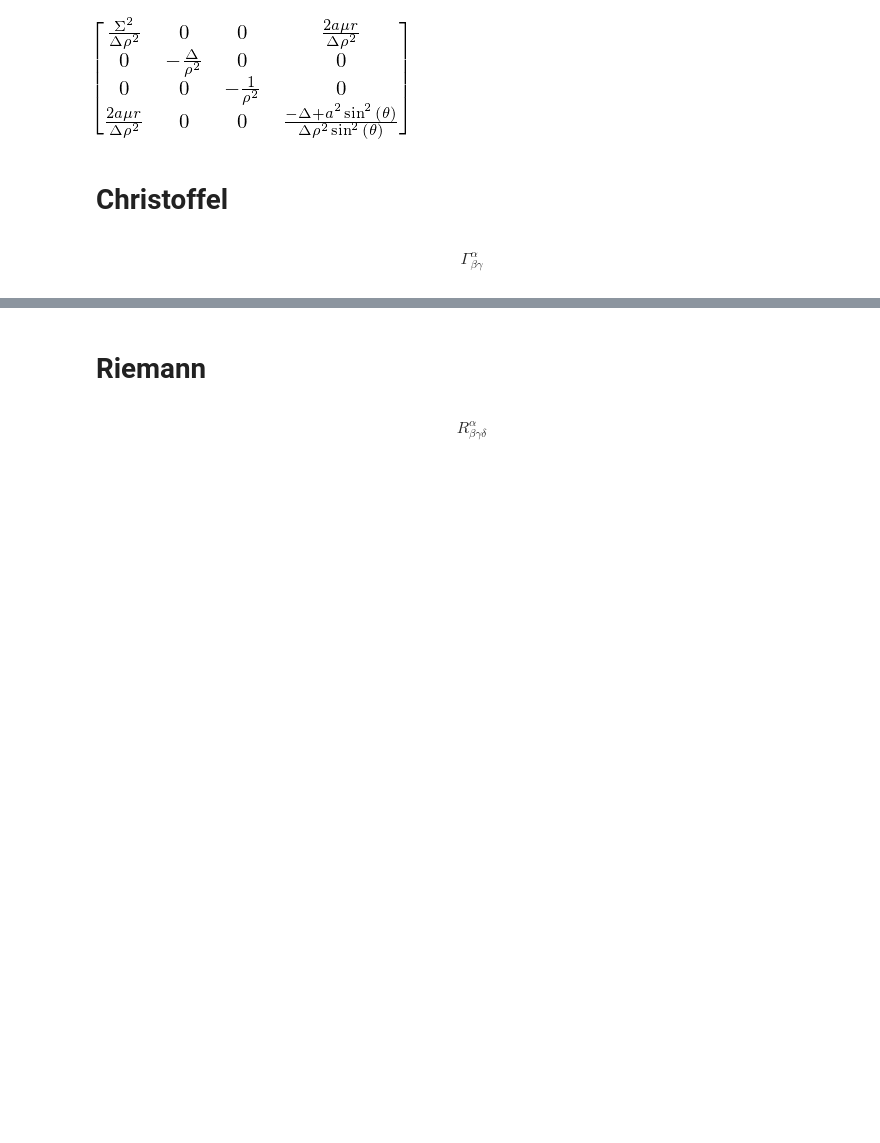
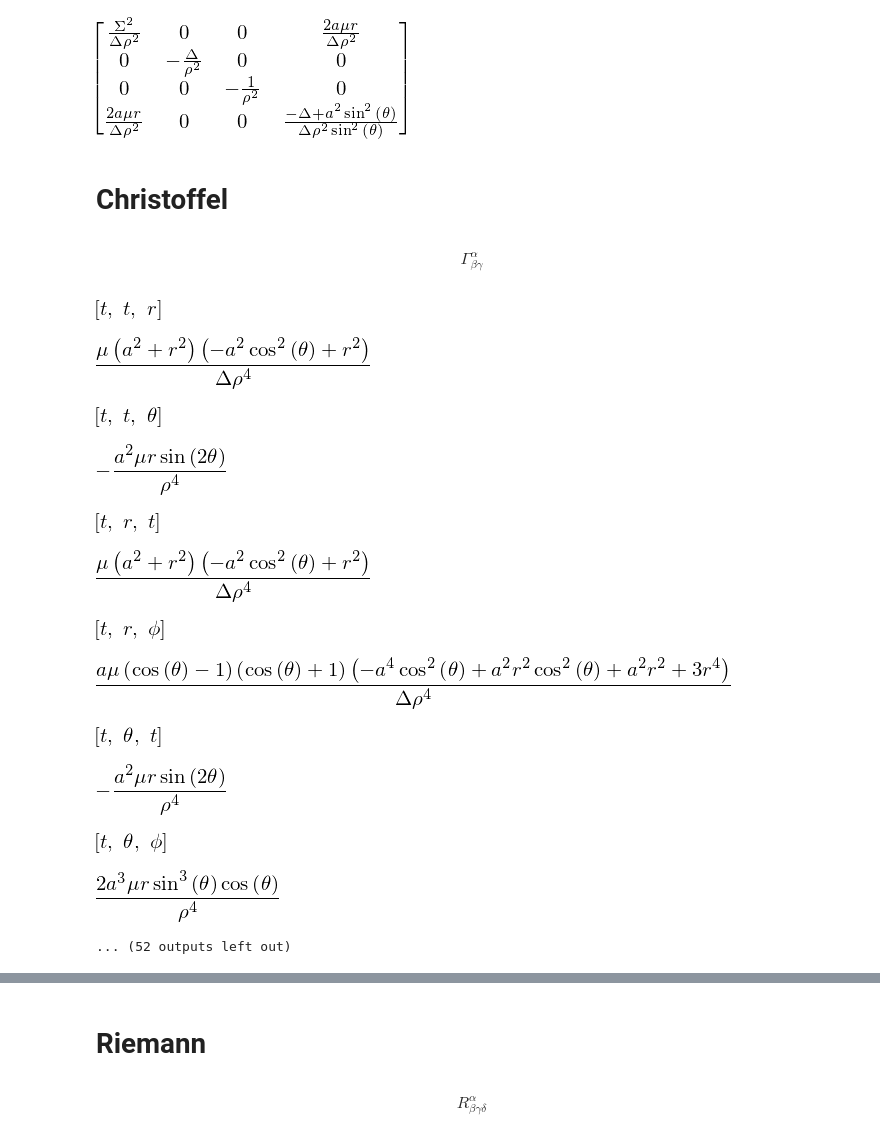
Before and after one commit to ER-Franco/TOPICOS_II, a Jupyter notebook: kerr_real.ipynb, the cells around one changed output, grey strips where cells are left out. Drawn from its saved outputs; the diff is of its cells as text; code cells hidden in the pictures; blank space fills up the shorter version.

```diff
--- a/kerr_real.ipynb
+++ b/kerr_real.ipynb
@@ -89,19 +94,40 @@ chris = gr.ChristoffelSymbols.from_metric(metric_gr)
-# %%
-chr_latex = open('christoffel_sage.txt', 'w+')
-
-for i in chr_latex:
-    print(i)
-
-#for i in range(n):
-#    for j in range(n):
-#        for k in range(j, n):
-#            if chris[i, j, k] != 0:
-#                chrxpr = subsx(chris[i, j, k])
-
-#                chrxpr = fracx(chrxpr)
-
-
-
-#                display([i, j, k], chrxpr)
-
-#chr_latex.close()
+# %%
+chris = pd.read_csv('christoffel_sage.txt', sep=";", header=None)
+chris_py_latex = open('christoffel_real.txt', 'w')
+chris.columns = ['i', 'j', 'k', "Christoffel"]
+
+indices = chris[["i", "j", "k"]]
+
+chris_sage = chris.Christoffel
+chris_python = [0]*chris_sage.size
+chris_python_limpio= [0]*chris_sage.size
+
+for i in range(chris_sage.size):
+    chris_python[i] = chris_sage[i].replace('^', '**')
+    chris_python[i] = chris_python[i].replace('sin', 'sp.sin')
+    chris_python[i] = chris_python[i].replace('cos', 'sp.cos')
+    chris_python[i] = eval(chris_python[i])
+
+    chris_python_limpio[i] = subsx(chris_python[i])
+
+    #print(indices[i])
+    chris_py_latex.write('%' + str(indices.iat[i, 0]) + str(indices.iat[i, 1]) + str(indices.iat[i, 2]) + '\n')
+    chris_py_latex.write('\Gamma^' + str(indices.iat[i, 0]) + '_{\phantom{' +  str(indices.iat[i, 0]) + '} ' + str(indices.iat[i, 1]) + ' ' + str(indices.iat[i, 2])+ '} &=' + sp.latex(chris_python_limpio[i]) + '\\\\' + '\n')
+    display([coord[indices.iat[i, 0]], coord[indices.iat[i, 1]], coord[indices.iat[i, 2]]])
+    display(chris_python_limpio[i])
+
+chris_py_latex.close()
+# %% [output]
+[figure, added]
+[figure, added]
+[figure, added]
+[figure, added]
+[figure, added]
+[figure, added]
+[figure, added]
+[figure, added]
+[figure, added]
+[figure, added]
+[figure, added]
+[figure, added]
+... (52 outputs left out)
```
Also changed, not shown: parts of 8 cells of this notebook, 25 other files.
